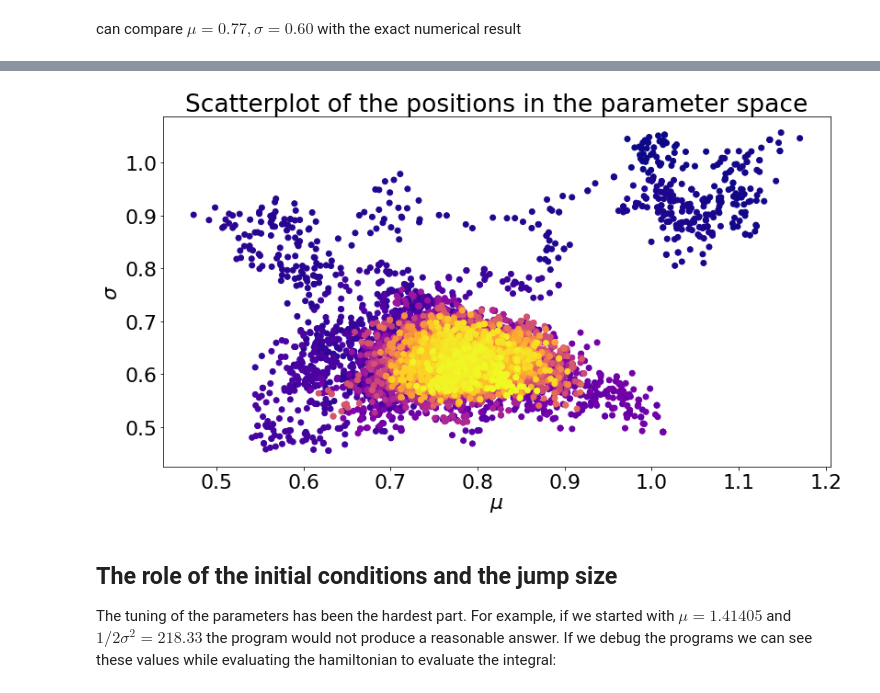
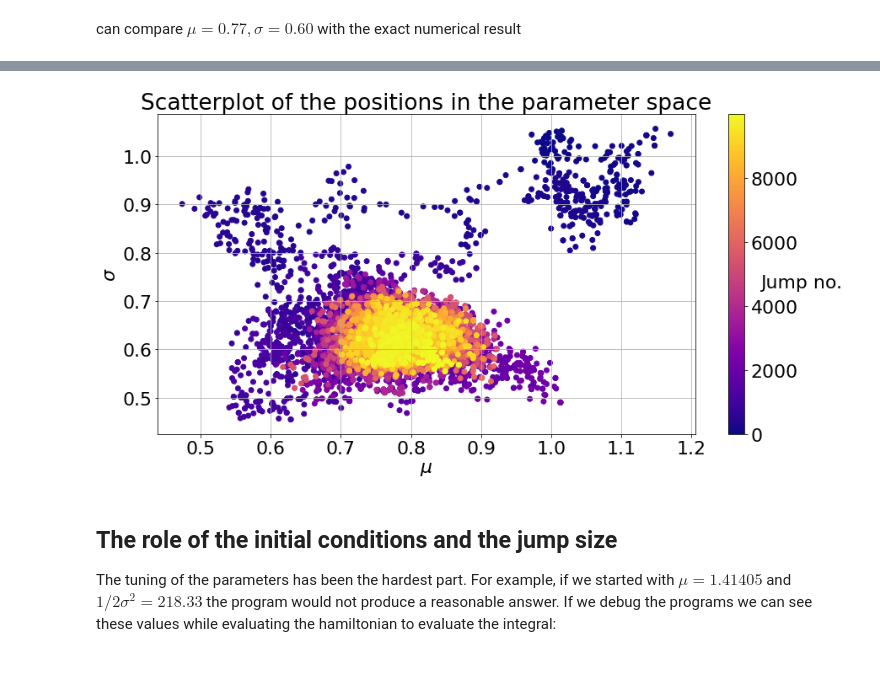
Before and after one commit to EColnaghi/LSN, a Jupyter notebook: Esercitazione8/Esercitazione8.ipynb, the cells around one changed output, grey strips where cells are left out. Saved outputs shown, nothing was run; the diff lists cells and outputs as text; code cells hidden in the pictures.

```diff
--- a/Esercitazione8/Esercitazione8.ipynb
+++ b/Esercitazione8/Esercitazione8.ipynb
@@ -125,10 +126,14 @@ Ground state energy:  -0.46046587969271535
 # %%
-plt.scatter(df.mu, df.sigma, c=range(len(df.mu)), cmap='plasma')
+sc=plt.scatter(df.mu, df.sigma, c=range(len(df.mu)), cmap='plasma')
+cbar = plt.colorbar(sc)
+cbar.set_label('Jump no.', rotation=0)
 plt.xlabel(r'$\mu$')
 plt.ylabel(r'$\sigma$')
+plt.grid()
 plt.title('Scatterplot of the positions in the parameter space');
+plt.tight_layout()
 # %% [output]
-[figure, old version]
+[figure, new version]
 # %% [markdown]
 ## The role of the initial conditions and the jump size ##
 The tuning of the parameters has been the hardest part. For example, if we started with $\mu=1.41405$ and $1/2\sigma^2=218.33$ the program would not produce a reasonable answer.
```
Also changed, not shown: parts of 5 cells of this notebook, 7 other files.
